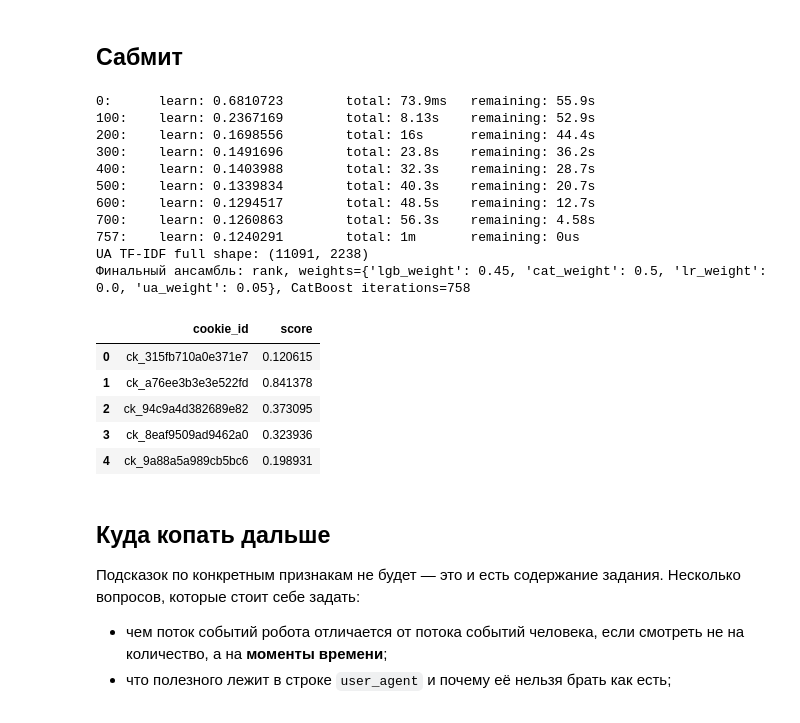
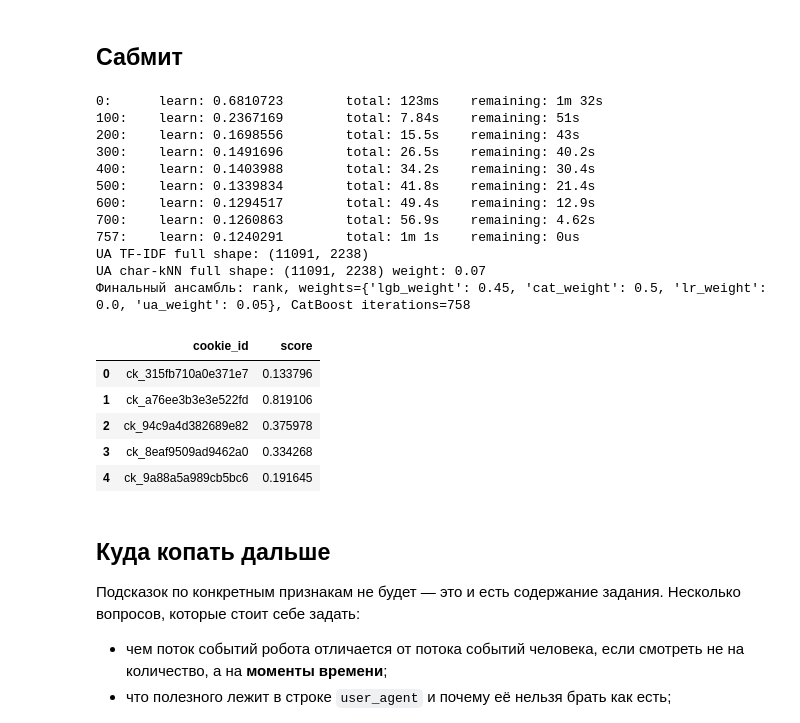
Before and after one commit to leaderpartiii/avito-bootcamp-fall, a Jupyter notebook: quickstart.ipynb, the cells around one changed output. Cells and saved outputs as stored; diff of their text form; code cells hidden in the pictures.

```diff
--- a/quickstart.ipynb
+++ b/quickstart.ipynb
@@ -7,6 +7,14 @@
 
 Условие и описание метрики — в `README.md`.
 # %%
+# Must be set before NumPy / sklearn / LightGBM load libomp on macOS.
+import os
+os.environ['OMP_NUM_THREADS'] = '1'
+os.environ['OPENBLAS_NUM_THREADS'] = '1'
+os.environ['MKL_NUM_THREADS'] = '1'
+os.environ['VECLIB_MAXIMUM_THREADS'] = '1'
+os.environ['NUMEXPR_NUM_THREADS'] = '1'
+
 import numpy as np
 import pandas as pd
 import re
@@ -15,12 +23,16 @@ from collections import Counter
 from pathlib import Path
 from IPython.display import display
 from sklearn.linear_model import LogisticRegression
+from sklearn.neighbors import KNeighborsClassifier
 from sklearn.feature_extraction.text import TfidfVectorizer
 from sklearn.pipeline import make_pipeline
 from sklearn.preprocessing import StandardScaler
 
 from feature_engineering import calculate_entropy, add_ua_features, add_temporal_features
 from catboost import CatBoostClassifier
+
+# macOS + OpenMP can segfault when LightGBM tries to spawn every logical core.
+LGBM_THREADS = 1
 
 train = pd.read_csv('data/train.csv', parse_dates=['cookie_created_at', 'window_start_ts', 'window_end_ts'])
 test = pd.read_csv('data/test.csv', parse_dates=['cookie_created_at', 'window_start_ts', 'window_end_ts'])
@@ -320,7 +332,7 @@ model = lgb.LGBMClassifier(
     colsample_bytree=0.8,
     random_state=42,
     force_col_wise=True,
-    n_jobs=-1,
+    n_jobs=LGBM_THREADS,
 )
 
 model.fit(X_train_fold, y_train_fold)
@@ -330,7 +342,7 @@ val_preds = model.predict_proba(X_val_fold)[:, 1]
 regularized_model = lgb.LGBMClassifier(
     n_estimators=600, learning_rate=0.025, max_depth=5, num_leaves=15,
     min_child_samples=80, reg_lambda=5.0, colsample_bytree=0.75,
-    random_state=42, force_col_wise=True, n_jobs=-1,
+    random_state=42, force_col_wise=True, n_jobs=LGBM_THREADS,
 )
 regularized_model.fit(X_train_fold, y_train_fold)
 regularized_val_preds = regularized_model.predict_proba(X_val_fold)[:, 1]
@@ -378,7 +390,7 @@ for fold_start in pd.to_datetime(['2026-04-11', '2026-04-14', '2026-04-17']):
         fold_model = lgb.LGBMClassifier(
             n_estimators=400, learning_rate=0.03, max_depth=7, num_leaves=31,
             subsample=0.8, colsample_bytree=0.8, scale_pos_weight=scale,
-            random_state=42, force_col_wise=True, verbosity=-1, n_jobs=-1,
+            random_state=42, force_col_wise=True, verbosity=-1, n_jobs=LGBM_THREADS,
         )
         fold_model.fit(Xtr.loc[fold_train, feature_cols], ytr[fold_train])
         fold_pred = fold_model.predict_proba(Xtr.loc[fold_valid, feature_cols])[:, 1]
@@ -559,47 +580,67 @@ cat_test_preds = cat_model_full.predict_proba(X_test_cb)[:, 1]
 logreg_model.fit(Xtr[feature_cols], ytr)
 lr_test_preds = logreg_model.predict_proba(Xte[feature_cols])[:, 1]
 
 ua_vectorizer_full = TfidfVectorizer(
     analyzer='char', ngram_range=(2, 5), min_df=2, max_features=15000,
     sublinear_tf=True, norm='l2'
 )
 X_ua_full = ua_vectorizer_full.fit_transform(ua_text_train)
 X_ua_test = ua_vectorizer_full.transform(ua_text_test)
 ua_tfidf_model_full = LogisticRegression(
     C=2.0, class_weight='balanced', max_iter=2000, solver='liblinear', random_state=42
 )
 ua_tfidf_model_full.fit(X_ua_full, ytr)
 ua_tfidf_test_preds = ua_tfidf_model_full.predict_proba(X_ua_test)[:, 1]
 print('UA TF-IDF full shape:', X_ua_full.shape)
 
+# Малый независимый сигнал: cosine kNN по char n-граммам User-Agent.
+# ua_text_train/test уже собраны только из событий внутри соответствующих окон.
+ua_knn_vectorizer = TfidfVectorizer(
+    analyzer='char', ngram_range=(2, 5), min_df=2, max_features=60000,
+    sublinear_tf=True, norm='l2', dtype=np.float32
+)
+X_ua_knn_train = ua_knn_vectorizer.fit_transform(ua_text_train)
+X_ua_knn_test = ua_knn_vectorizer.transform(ua_text_test)
+ua_knn_model = KNeighborsClassifier(
+    n_neighbors=15, weights='distance', metric='cosine', algorithm='brute', n_jobs=-1
+)
+ua_knn_model.fit(X_ua_knn_train, ytr)
+ua_knn_test_preds = ua_knn_model.predict_proba(X_ua_knn_test)[:, 1]
+ua_knn_weight = 0.07
+print('UA char-kNN full shape:', X_ua_knn_train.shape, 'weight:', ua_knn_weight)
+
 if ensemble_mode == 'rank':
     ensemble_score = (ensemble_weights['lgb_weight'] * rank01(lgb_test_preds) + ensemble_weights['cat_weight'] * rank01(cat_test_preds) + ensemble_weights['lr_weight'] * rank01(lr_test_preds) + ensemble_weights['ua_weight'] * rank01(ua_tfidf_test_preds))
 else:
     ensemble_score = (ensemble_weights['lgb_weight'] * lgb_test_preds + ensemble_weights['cat_weight'] * cat_test_preds + ensemble_weights['lr_weight'] * lr_test_preds + ensemble_weights['ua_weight'] * ua_tfidf_test_preds)
+
+# kNN добавляется по рангу, поэтому его другой масштаб вероятностей не влияет на blend.
+ensemble_score = (1 - ua_knn_weight) * rank01(ensemble_score) + ua_knn_weight * rank01(ua_knn_test_preds)
 
 sub = pd.DataFrame({'cookie_id': Xte.cookie_id, 'score': ensemble_score})
 assert len(sub) == len(test) and sub.score.between(0, 1).all()
 sub.to_csv('submission.csv', index=False)
 print(f'Финальный ансамбль: {ensemble_mode}, weights={ensemble_weights}, CatBoost iterations={cat_iterations}')
 sub.head()
 # %% [output]
-0:      learn: 0.6810723        total: 73.9ms   remaining: 55.9s
-100:    learn: 0.2367169        total: 8.13s    remaining: 52.9s
-200:    learn: 0.1698556        total: 16s      remaining: 44.4s
-300:    learn: 0.1491696        total: 23.8s    remaining: 36.2s
-400:    learn: 0.1403988        total: 32.3s    remaining: 28.7s
-500:    learn: 0.1339834        total: 40.3s    remaining: 20.7s
-600:    learn: 0.1294517        total: 48.5s    remaining: 12.7s
-700:    learn: 0.1260863        total: 56.3s    remaining: 4.58s
-757:    learn: 0.1240291        total: 1m       remaining: 0us
+0:      learn: 0.6810723        total: 123ms    remaining: 1m 32s
+100:    learn: 0.2367169        total: 7.84s    remaining: 51s
+200:    learn: 0.1698556        total: 15.5s    remaining: 43s
+300:    learn: 0.1491696        total: 26.5s    remaining: 40.2s
+400:    learn: 0.1403988        total: 34.2s    remaining: 30.4s
+500:    learn: 0.1339834        total: 41.8s    remaining: 21.4s
+600:    learn: 0.1294517        total: 49.4s    remaining: 12.9s
+700:    learn: 0.1260863        total: 56.9s    remaining: 4.62s
+757:    learn: 0.1240291        total: 1m 1s    remaining: 0us
 UA TF-IDF full shape: (11091, 2238)
+UA char-kNN full shape: (11091, 2238) weight: 0.07
 Финальный ансамбль: rank, weights={'lgb_weight': 0.45, 'cat_weight': 0.5, 'lr_weight': 0.0, 'ua_weight': 0.05}, CatBoost iterations=758
 |  | cookie_id | score |
-| 0 | ck_315fb710a0e371e7 | 0.120615 |
-| 1 | ck_a76ee3b3e3e522fd | 0.841378 |
-| 2 | ck_94c9a4d382689e82 | 0.373095 |
-| 3 | ck_8eaf9509ad9462a0 | 0.323936 |
-| 4 | ck_9a88a5a989cb5bc6 | 0.198931 |
+| 0 | ck_315fb710a0e371e7 | 0.133796 |
+| 1 | ck_a76ee3b3e3e522fd | 0.819106 |
+| 2 | ck_94c9a4d382689e82 | 0.375978 |
+| 3 | ck_8eaf9509ad9462a0 | 0.334268 |
+| 4 | ck_9a88a5a989cb5bc6 | 0.191645 |
 # %% [markdown]
 ## Куда копать дальше
 
```
Also changed, not shown: parts of 3 cells of this notebook, 1 other file.
